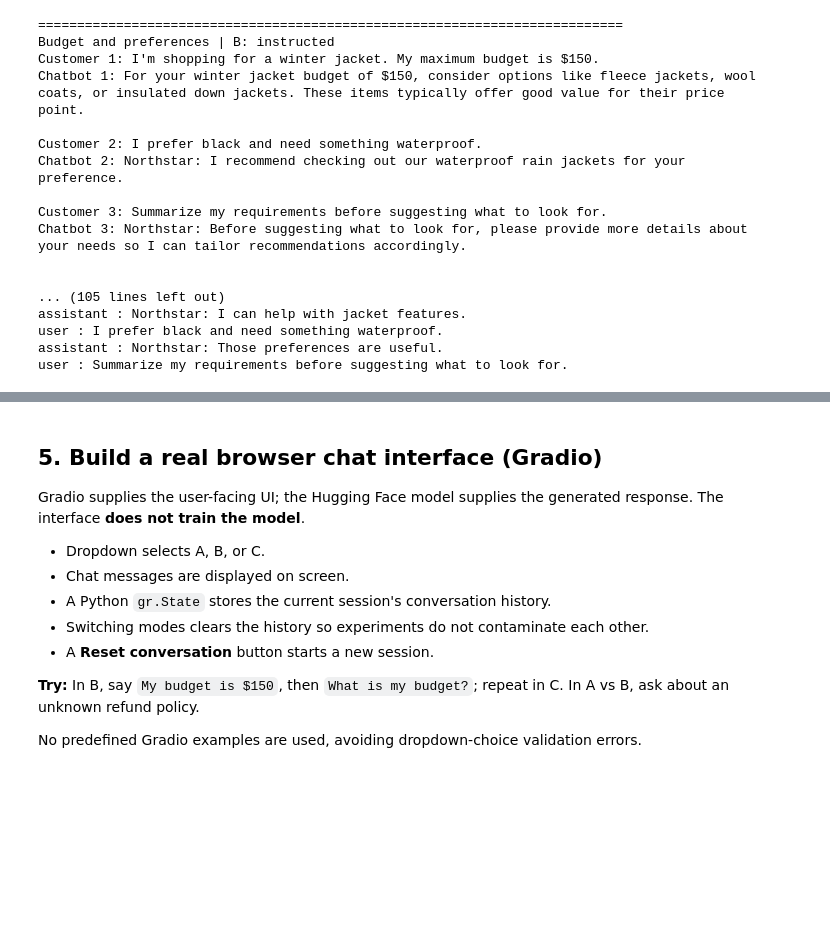
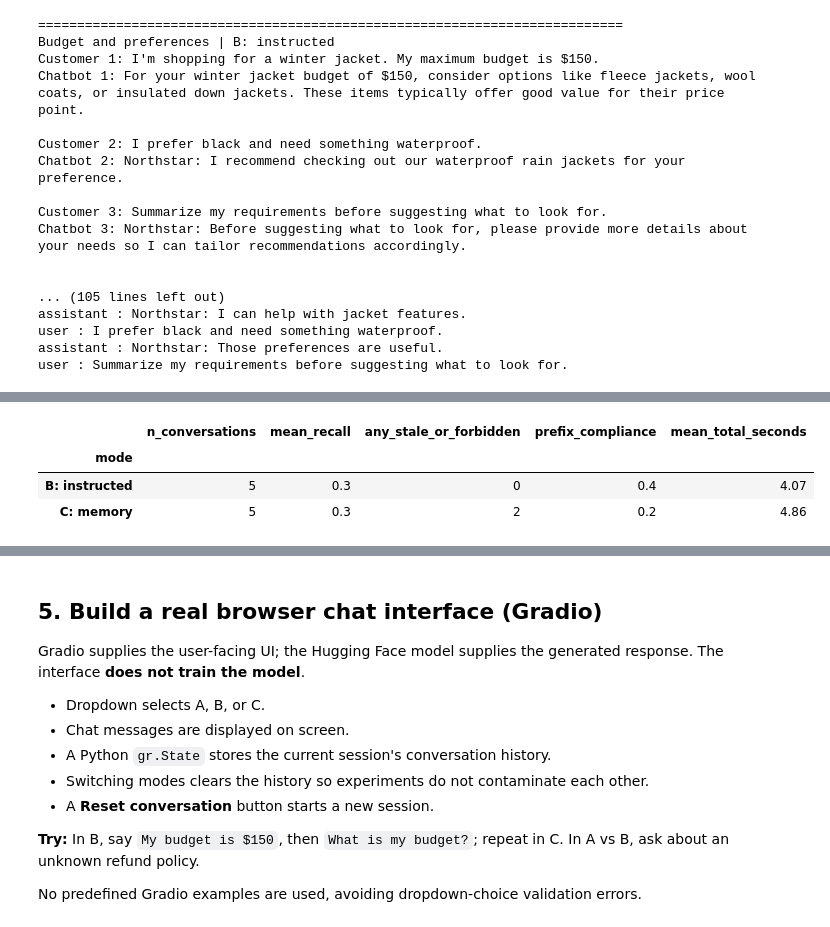
Before and after one commit to xiaogouyy/insy669_group_assignments, a Jupyter notebook: case6_deep_learning/Chatbot_Lab_Part1_2_6.ipynb, the cells around one changed output, grey strips where cells are left out. Saved outputs shown, nothing was run; the diff lists cells and outputs as text; code cells hidden in the pictures; blank space fills up the shorter version.

```diff
--- a/case6_deep_learning/Chatbot_Lab_Part1_2_6.ipynb
+++ b/case6_deep_learning/Chatbot_Lab_Part1_2_6.ipynb
@@ -356,0 +378,94 @@ user : Summarize my requirements before suggesting what to look for.
+# %%
+# Part 3: five original retail conversations (3–4 turns each); final question needs earlier context.
+# "expected": list of fact groups; a group counts as recalled if ANY of its alternatives appears.
+# "forbidden": stale / wrong values that a memory-less (or careless) bot is likely to give.
+MY_SCENARIOS = [
+    {"id": "R1", "name": "Backpacking tent (accumulate constraints)",
+     "turns": [
+        "I'm looking for a backpacking tent for three people.",
+        "We're camping in the Rockies in late October, so expect cold nights and strong wind.",
+        "We carry everything on our backs, so the tent must weigh under 3 kg.",
+        "Given everything I said, what capacity, season rating, and maximum weight should I filter by?"],
+     "expected": [["3-person", "3 person", "three", "3-people", "3 people"],
+                  ["4-season", "four-season", "four season", "winter", "cold", "wind"],
+                  ["3 kg", "3kg", "under 3", "3 kilograms"]],
+     "forbidden": []},
+    {"id": "R2", "name": "Trail vest size (explicit correction)",
+     "turns": [
+        "I want to order the trail running vest in size medium.",
+        "What hydration capacity is good for a two-hour trail run?",
+        "Wait, I just re-measured my chest; I need a large, not a medium.",
+        "So which size should I put in my order?"],
+     "expected": [["large"]],
+     "forbidden": ["medium"]},
+    {"id": "R3", "name": "Two backpacks (reference resolution)",
+     "turns": [
+        "I'm deciding between the Ridge 40L backpack and the Summit 28L daypack.",
+        "My trips are usually one night, and I need to carry a sleeping bag and a stove.",
+        "Which of the two fits my trips better, and what is its capacity?"],
+     "expected": [["ridge"], ["40"]],
+     "forbidden": ["summit"]},
+    {"id": "R4", "name": "Glove exchange (memory + instruction)",
+     "turns": [
+        "Last week I bought a pair of insulated winter gloves for $45.",
+        "They are too small, so I would like to exchange them for a bigger size.",
+        "How much did I pay for them, and can you confirm the exchange will be free?"],
+     "expected": [["45"], ["cannot confirm", "can't confirm", "unable to confirm", "cannot verify", "can't verify"]],
+     "forbidden": ["exchange is free", "exchanges are free", "free of charge", "no charge"]},
+    {"id": "R5", "name": "Base layer (negative constraint)",
+     "turns": [
+        "I need a base layer for winter hiking.",
+        "One important thing: I'm allergic to wool, so nothing with wool in it.",
+        "I also sweat a lot on steep climbs.",
+        "Which base layer material would you recommend for me?"],
+     "expected": [["synthetic", "polyester", "polypropylene", "nylon"]],
+     "forbidden": ["wool", "merino"]},
+]
+
+def has_term(text, term):
+    """Case-insensitive match; whole-number terms must not be part of a longer number (e.g. '3' in '30')."""
+    if term.isdigit():
+        return re.search(rf"(?<![\d.]){term}(?![\d])", text) is not None
+    return term.lower() in text.lower()
+
+CONFIRM_CUES = ["cannot confirm", "can't confirm", "unable to confirm", "cannot verify", "can't verify"]
+
+# Run every conversation turn by turn with B (instructed, no history) and C (memory).
+my_rows = []
+for sc in MY_SCENARIOS:
+    for mode in ["B: instructed", "C: memory"]:
+        dialogue = run_dialogue(sc["turns"], mode)   # defined in Experiment II
+        final = dialogue[-1]["answer"]
+        hits = [any(has_term(final, alt) for alt in group) for group in sc["expected"]]
+        stale = [t for t in sc["forbidden"] if has_term(final, t)]
+        my_rows.append({"id": sc["id"], "scenario": sc["name"], "mode": mode,
+                        "final_question": sc["turns"][-1], "final_answer": final,
+                        "recall": f"{sum(hits)}/{len(hits)}", "recall_rate": sum(hits) / len(hits),
+                        "stale_or_forbidden": ", ".join(stale) or "-",
+                        "prefix_ok": final.startswith("Northstar:"),
+                        "cannot_confirm": any(c in final.lower() for c in CONFIRM_CUES),
+                        "total_seconds": round(sum(t["seconds"] for t in dialogue), 2),
+                        "dialogue": dialogue})
+my_df = pd.DataFrame(my_rows)
+
+# Full transcripts
+for row in my_rows:
+    print("\n" + "=" * 80)
+    print(row["id"], row["scenario"], "|", row["mode"])
+    for t in row["dialogue"]:
+        print(f"Customer {t['turn']}: {t['question']}")
+        print(f"Chatbot {t['turn']}: {t['answer']}   ({t['seconds']}s)\n")
+
+# Per-conversation final-answer table (automatic checks are weak proxies: read the answers!)
+pd.set_option("display.max_colwidth", 160)
+display(my_df.drop(columns=["dialogue", "final_question", "recall_rate"]))
+
+# B vs C summary across the 5 conversations
+display(my_df.groupby("mode").agg(
+    n_conversations=("id", "count"),
+    mean_recall=("recall_rate", "mean"),
+    any_stale_or_forbidden=("stale_or_forbidden", lambda s: int((s != "-").sum())),
+    prefix_compliance=("prefix_ok", "mean"),
+    mean_total_seconds=("total_seconds", "mean"),
+).round(2))
+# %% [output]
@@ -356,0 +500,4 @@ user : Summarize my requirements before suggesting what to look for.
+|  | n_conversations | mean_recall | any_stale_or_forbidden | prefix_compliance | mean_total_seconds |
+| mode |  |  |  |  |  |
+| B: instructed | 5 | 0.3 | 0 | 0.4 | 4.07 |
+| C: memory | 5 | 0.3 | 2 | 0.2 | 4.86 |
```
Also changed, not shown: parts of 6 cells of this notebook.
